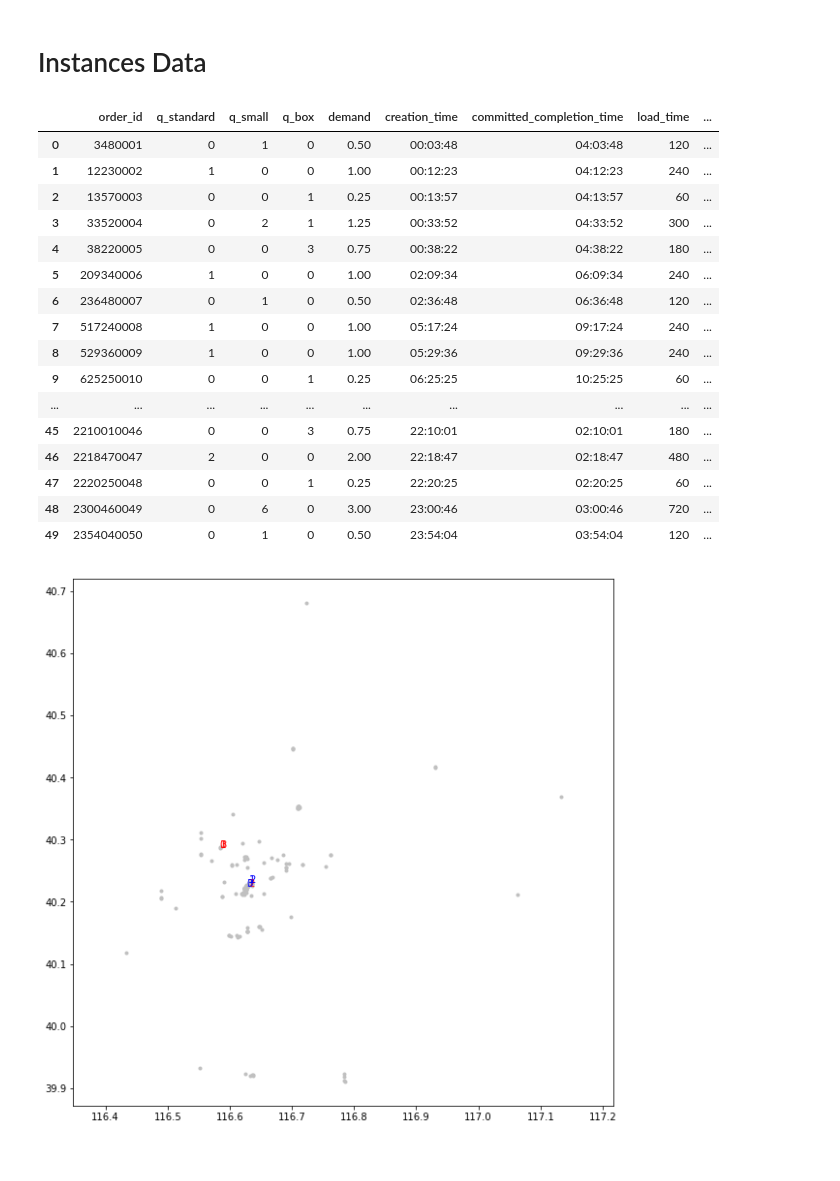
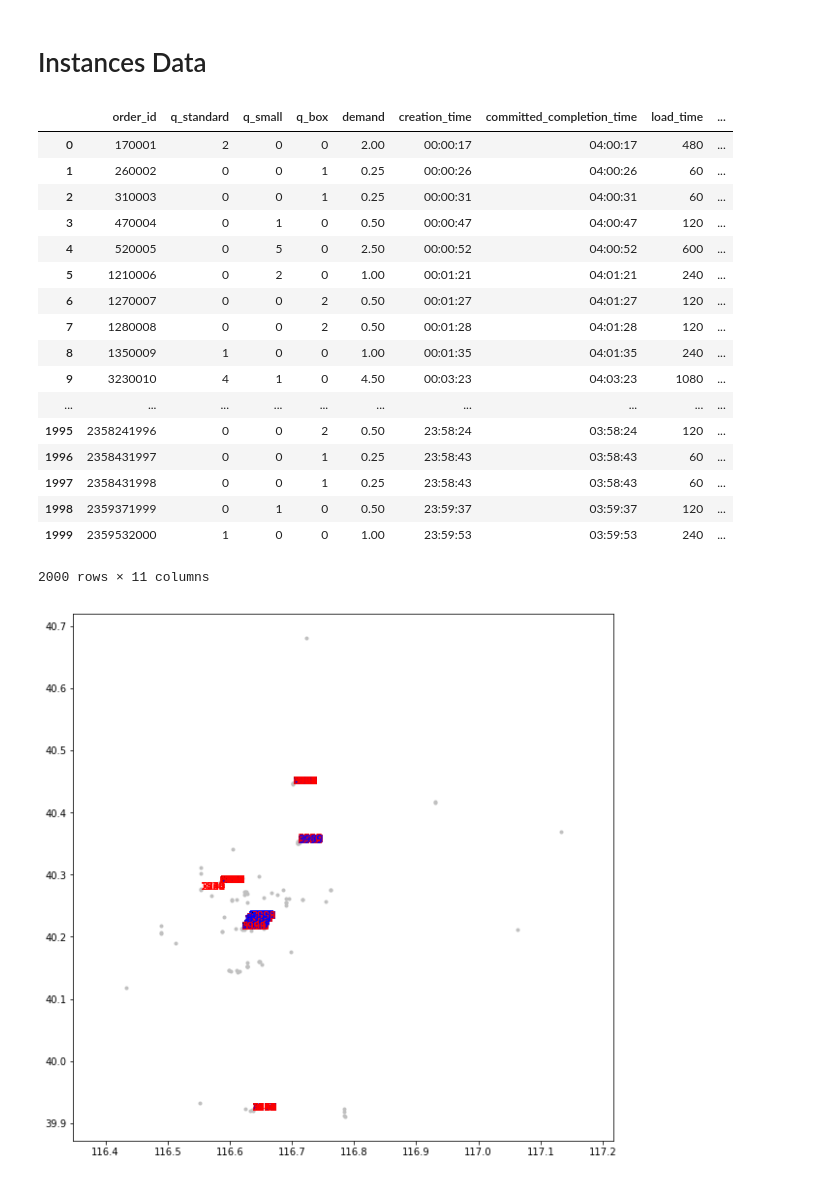
Before and after one commit to 123zhangzq/HW_DPDP, a Jupyter notebook: ScratchPaper/ScatchPaper.ipynb, the cells around one changed output. Drawn from its saved outputs; the diff is of its cells as text; code cells hidden in the pictures.

```diff
--- a/ScratchPaper/ScatchPaper.ipynb
+++ b/ScratchPaper/ScatchPaper.ipynb
@@ -141,7 +143,7 @@ oo_dict
 # %%
 import pandas as pd
 
-csv_f = pd.read_csv('/Users/zzq/Desktop/ERP_2021/HUAWEI_dpdp/code/ScratchPaper/dpdp_competition/benchmark/factory_info.csv')
+csv_f = pd.read_csv('/Users/zzq/Desktop/ERP_2021/HUAWEI_dpdp/code/Git/ScratchPaper/dpdp_competition/benchmark/factory_info.csv')
 csv_f
 # %% [output]
 |  | factory_id | longitude | latitude | port_num |
@@ -211,7 +213,7 @@ f_dict['2445d4bd004c457d95957d6ecf77f759']
 # %% [markdown]
 ## Maps Info of factories
 # %%
-csv_m = pd.read_csv('/Users/zzq/Desktop/ERP_2021/HUAWEI_dpdp/code/ScratchPaper/dpdp_competition/benchmark/route_info.csv')
+csv_m = pd.read_csv('/Users/zzq/Desktop/ERP_2021/HUAWEI_dpdp/code/Git/ScratchPaper/dpdp_competition/benchmark/route_info.csv')
 csv_m
 # %% [output]
 |  | route_code | start_factory_id | end_factory_id | distance | time |
@@ -256,26 +258,27 @@ t_dict['7782ed919d8f4dd6a1fb220dacd73445']['390904f3744145508d8c9f8361a23e72']
 # %% [markdown]
 # Instances Data
 # %%
-csv_data = pd.read_csv('/Users/zzq/Desktop/ERP_2021/HUAWEI_dpdp/code/ScratchPaper/dpdp_competition/benchmark/instance_1/50_1.csv')
+csv_data = pd.read_csv('/Users/zzq/Desktop/ERP_2021/HUAWEI_dpdp/code/Git/simulator/dpdp_competition/benchmark/instance_41/2000_1.csv')
 csv_data
 # %% [output]
 |  | order_id | q_standard | q_small | q_box | demand | creation_time | committed_completion_time | load_time | ... |
-| 0 | 3480001 | 0 | 1 | 0 | 0.50 | 00:03:48 | 04:03:48 | 120 | ... |
-| 1 | 12230002 | 1 | 0 | 0 | 1.00 | 00:12:23 | 04:12:23 | 240 | ... |
-| 2 | 13570003 | 0 | 0 | 1 | 0.25 | 00:13:57 | 04:13:57 | 60 | ... |
-| 3 | 33520004 | 0 | 2 | 1 | 1.25 | 00:33:52 | 04:33:52 | 300 | ... |
-| 4 | 38220005 | 0 | 0 | 3 | 0.75 | 00:38:22 | 04:38:22 | 180 | ... |
-| 5 | 209340006 | 1 | 0 | 0 | 1.00 | 02:09:34 | 06:09:34 | 240 | ... |
-| 6 | 236480007 | 0 | 1 | 0 | 0.50 | 02:36:48 | 06:36:48 | 120 | ... |
-| 7 | 517240008 | 1 | 0 | 0 | 1.00 | 05:17:24 | 09:17:24 | 240 | ... |
-| 8 | 529360009 | 1 | 0 | 0 | 1.00 | 05:29:36 | 09:29:36 | 240 | ... |
-| 9 | 625250010 | 0 | 0 | 1 | 0.25 | 06:25:25 | 10:25:25 | 60 | ... |
+| 0 | 170001 | 2 | 0 | 0 | 2.00 | 00:00:17 | 04:00:17 | 480 | ... |
+| 1 | 260002 | 0 | 0 | 1 | 0.25 | 00:00:26 | 04:00:26 | 60 | ... |
+| 2 | 310003 | 0 | 0 | 1 | 0.25 | 00:00:31 | 04:00:31 | 60 | ... |
+| 3 | 470004 | 0 | 1 | 0 | 0.50 | 00:00:47 | 04:00:47 | 120 | ... |
+| 4 | 520005 | 0 | 5 | 0 | 2.50 | 00:00:52 | 04:00:52 | 600 | ... |
+| 5 | 1210006 | 0 | 2 | 0 | 1.00 | 00:01:21 | 04:01:21 | 240 | ... |
+| 6 | 1270007 | 0 | 0 | 2 | 0.50 | 00:01:27 | 04:01:27 | 120 | ... |
+| 7 | 1280008 | 0 | 0 | 2 | 0.50 | 00:01:28 | 04:01:28 | 120 | ... |
+| 8 | 1350009 | 1 | 0 | 0 | 1.00 | 00:01:35 | 04:01:35 | 240 | ... |
+| 9 | 3230010 | 4 | 1 | 0 | 4.50 | 00:03:23 | 04:03:23 | 1080 | ... |
 | ... | ... | ... | ... | ... | ... | ... | ... | ... | ... |
-| 45 | 2210010046 | 0 | 0 | 3 | 0.75 | 22:10:01 | 02:10:01 | 180 | ... |
-| 46 | 2218470047 | 2 | 0 | 0 | 2.00 | 22:18:47 | 02:18:47 | 480 | ... |
-| 47 | 2220250048 | 0 | 0 | 1 | 0.25 | 22:20:25 | 02:20:25 | 60 | ... |
-| 48 | 2300460049 | 0 | 6 | 0 | 3.00 | 23:00:46 | 03:00:46 | 720 | ... |
-| 49 | 2354040050 | 0 | 1 | 0 | 0.50 | 23:54:04 | 03:54:04 | 120 | ... |
+| 1995 | 2358241996 | 0 | 0 | 2 | 0.50 | 23:58:24 | 03:58:24 | 120 | ... |
+| 1996 | 2358431997 | 0 | 0 | 1 | 0.25 | 23:58:43 | 03:58:43 | 60 | ... |
+| 1997 | 2358431998 | 0 | 0 | 1 | 0.25 | 23:58:43 | 03:58:43 | 60 | ... |
+| 1998 | 2359371999 | 0 | 1 | 0 | 0.50 | 23:59:37 | 03:59:37 | 120 | ... |
+| 1999 | 2359532000 | 1 | 0 | 0 | 1.00 | 23:59:53 | 03:59:53 | 240 | ... |
+2000 rows × 11 columns
 # %%
 
 def plot_orders(order_number, just_this_order = True):
@@ -307,6 +310,6 @@ def plot_orders(order_number, just_this_order = True):
 
     return
 # %%
-plot_orders(3, False)
+plot_orders(4000, False)
 # %% [output]
-[figure, old version]
+[figure, new version]
```
Also changed, not shown: parts of 7 cells of this notebook, 1 other file.
